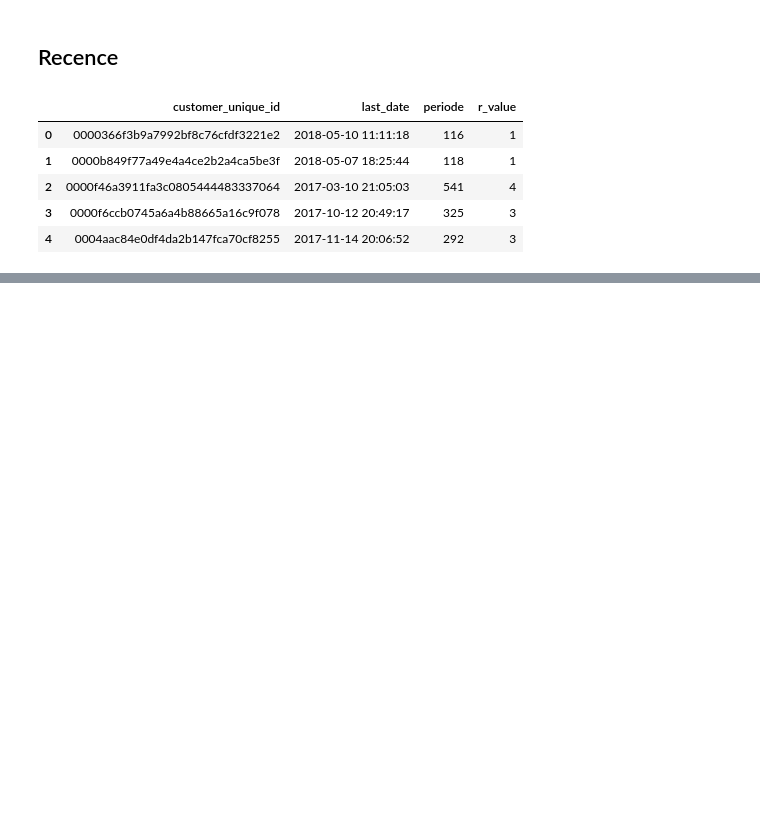
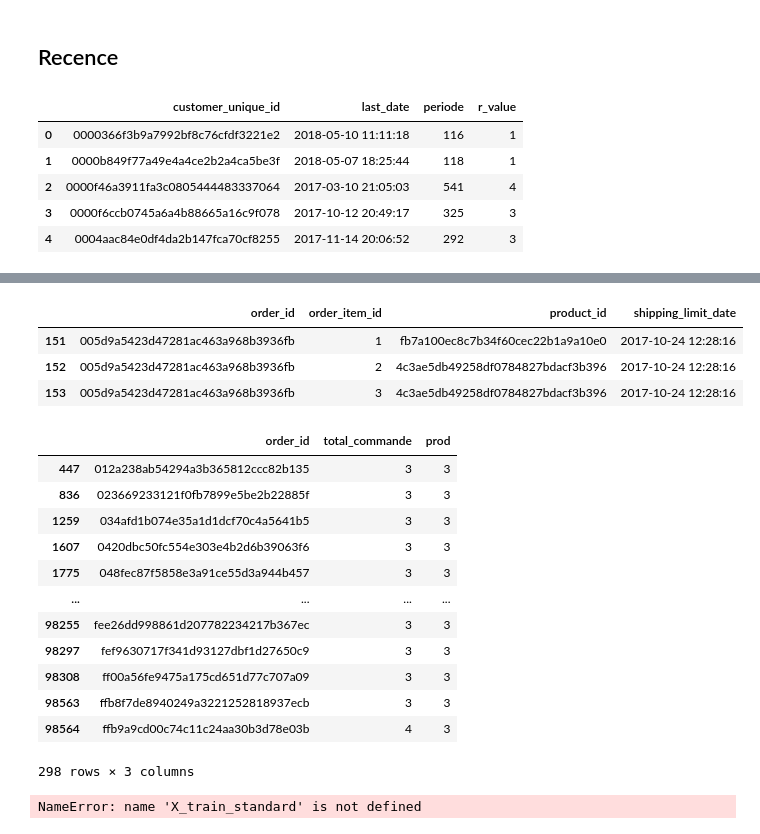
Before and after one commit to Thomas-Dulompont/Segmentation-Client, a Jupyter notebook: notebooks/analyse.ipynb, the cells around one changed output, grey strips where cells are left out. Drawn from its saved outputs; the diff is of its cells as text; code cells hidden in the pictures; blank space fills up the shorter version.

```diff
--- a/notebooks/analyse.ipynb
+++ b/notebooks/analyse.ipynb
@@ -60,0 +114,2 @@ recence.head()
+# %%
+order_items.drop(['seller_id','price','freight_value'],inplace=True,axis=1)
@@ -60,0 +171,2 @@ recence.head()
+# %%
+new_order_items = order_items.groupby('order_id').agg(total_commande=('order_item_id','nunique'),prod =('product_id','nunique')).reset_index()
@@ -60,0 +183,23 @@ recence.head()
+# %%
+order_items[order_items.order_id =='005d9a5423d47281ac463a968b3936fb']
+# %% [output]
+|  | order_id | order_item_id | product_id | shipping_limit_date |
+| 151 | 005d9a5423d47281ac463a968b3936fb | 1 | fb7a100ec8c7b34f60cec22b1a9a10e0 | 2017-10-24 12:28:16 |
+| 152 | 005d9a5423d47281ac463a968b3936fb | 2 | 4c3ae5db49258df0784827bdacf3b396 | 2017-10-24 12:28:16 |
+| 153 | 005d9a5423d47281ac463a968b3936fb | 3 | 4c3ae5db49258df0784827bdacf3b396 | 2017-10-24 12:28:16 |
+# %%
+new_order_items[new_order_items['prod']==3]
+# %% [output]
+|  | order_id | total_commande | prod |
+| 447 | 012a238ab54294a3b365812ccc82b135 | 3 | 3 |
+| 836 | 023669233121f0fb7899e5be2b22885f | 3 | 3 |
+| 1259 | 034afd1b074e35a1d1dcf70c4a5641b5 | 3 | 3 |
+| 1607 | 0420dbc50fc554e303e4b2d6b39063f6 | 3 | 3 |
+| 1775 | 048fec87f5858e3a91ce55d3a944b457 | 3 | 3 |
+| ... | ... | ... | ... |
+| 98255 | fee26dd998861d207782234217b367ec | 3 | 3 |
+| 98297 | fef9630717f341d93127dbf1d27650c9 | 3 | 3 |
+| 98308 | ff00a56fe9475a175cd651d77c707a09 | 3 | 3 |
+| 98563 | ffb8f7de8940249a3221252818937ecb | 3 | 3 |
+| 98564 | ffb9a9cd00c74c11c24aa30b3d78e03b | 4 | 3 |
+298 rows × 3 columns
@@ -60,0 +218,15 @@ recence.head()
+# %%
+n_dims = X_train_standard.shape[1]
+model = PCA(n_components=n_dims)
+model.fit(X_train_standard)
+
+variances = model.explained_variance_ratio_
+
+meilleur_dims = np.argmax(np.cumsum(variances) > 0.90)
+
+import matplotlib.pyplot as plt
+plt.bar(range(n_dims), np.cumsum(variances))
+plt.hlines(0.90, 0, meilleur_dims, colors='r')
+plt.vlines(meilleur_dims, 0, 0.90, colors='r')
+# %% [output]
+NameError: name 'X_train_standard' is not defined
```
Also changed, not shown: parts of 24 cells of this notebook.
